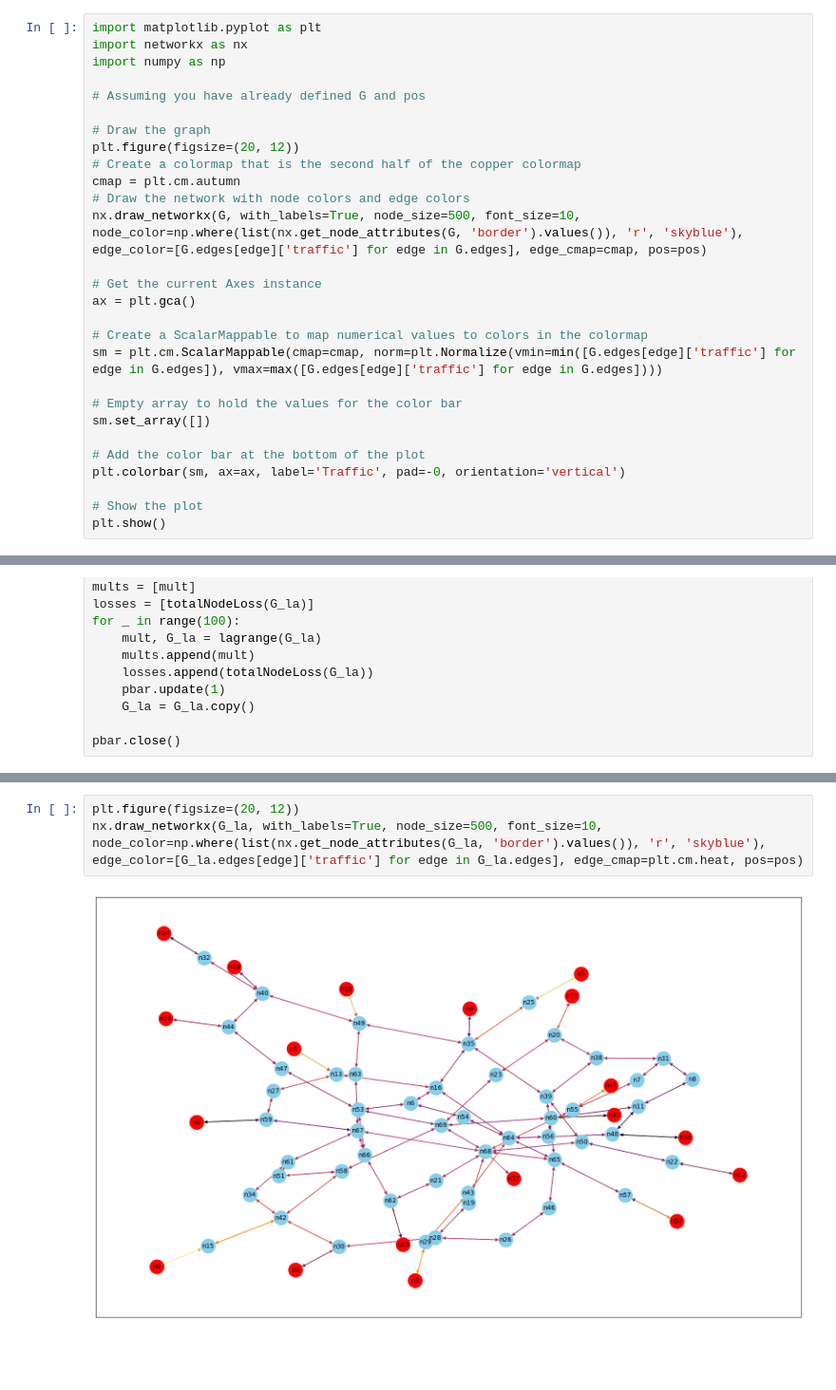
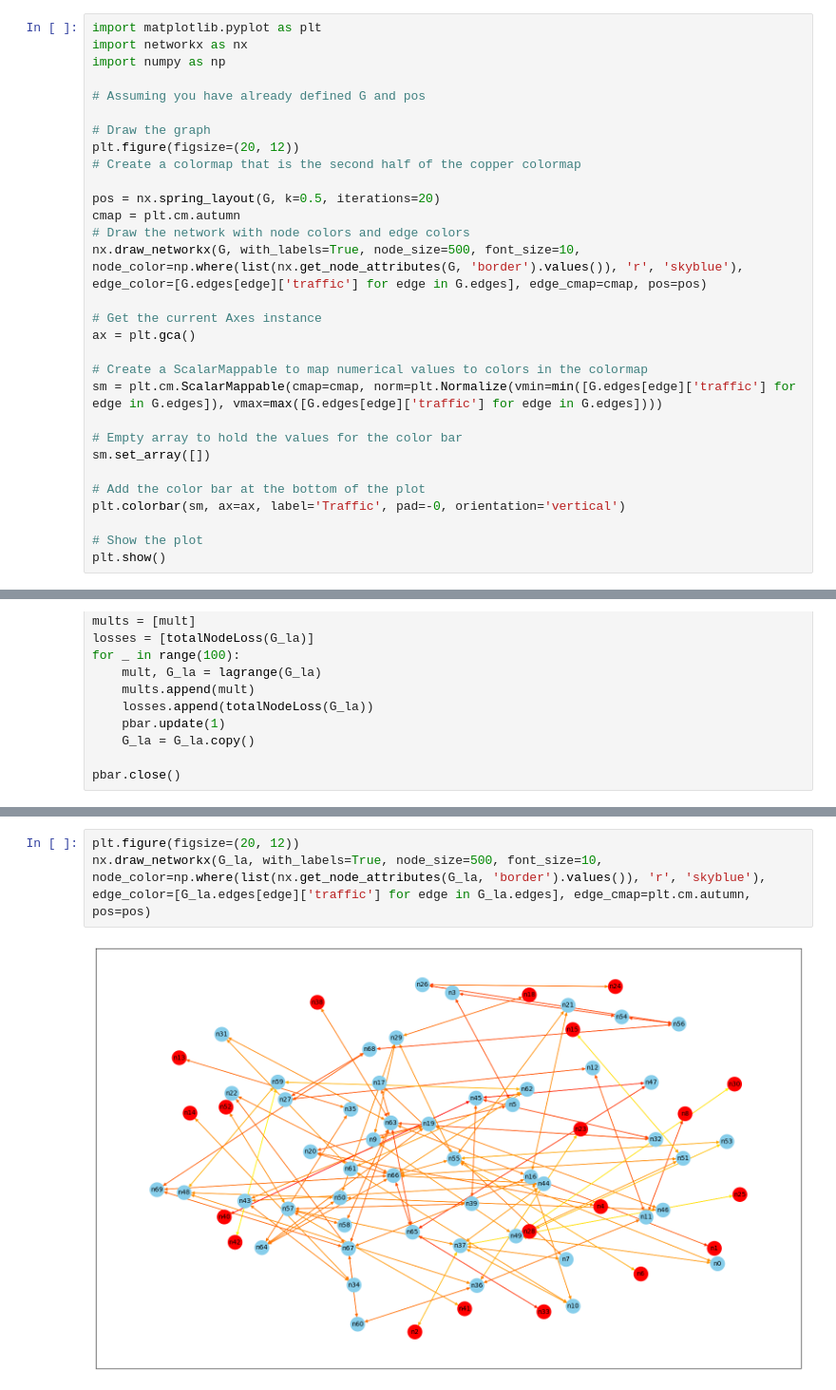
Before and after one commit to advayvyas/Lagrangian-Optimization, a Jupyter notebook: trafficBalancing.ipynb, the cells around one changed output, grey strips where cells are left out. Shown at 95% size. Cells and saved outputs as stored; diff of their text form; blank space fills up the shorter version.

```diff
--- a/trafficBalancing.ipynb
+++ b/trafficBalancing.ipynb
@@ -43,6 +38,8 @@ import numpy as np
 # Draw the graph
 plt.figure(figsize=(20, 12))
 # Create a colormap that is the second half of the copper colormap
+
+pos = nx.spring_layout(G, k=0.5, iterations=20)
 cmap = plt.cm.autumn
 # Draw the network with node colors and edge colors
 nx.draw_networkx(G, with_labels=True, node_size=500, font_size=10, node_color=np.where(list(nx.get_node_attributes(G, 'border').values()), 'r', 'skyblue'), edge_color=[G.edges[edge]['traffic'] for edge in G.edges], edge_cmap=cmap, pos=pos)
@@ -576,8 +491,8 @@ AttributeError: module 'matplotlib.cm' has no attribute 'heat'
 # %%
 plt.figure(figsize=(20, 12))
-nx.draw_networkx(G_la, with_labels=True, node_size=500, font_size=10, node_color=np.where(list(nx.get_node_attributes(G_la, 'border').values()), 'r', 'skyblue'), edge_color=[G_la.edges[edge]['traffic'] for edge in G_la.edges], edge_cmap=plt.cm.heat, pos=pos)
+nx.draw_networkx(G_la, with_labels=True, node_size=500, font_size=10, node_color=np.where(list(nx.get_node_attributes(G_la, 'border').values()), 'r', 'skyblue'), edge_color=[G_la.edges[edge]['traffic'] for edge in G_la.edges], edge_cmap=plt.cm.autumn, pos=pos)
 # %% [output]
-[figure, old version]
+[figure, new version]
 # %%
 import matplotlib.pyplot as plt
 import networkx as nx
```
Also changed, not shown: parts of 44 cells of this notebook, 6 other files.
